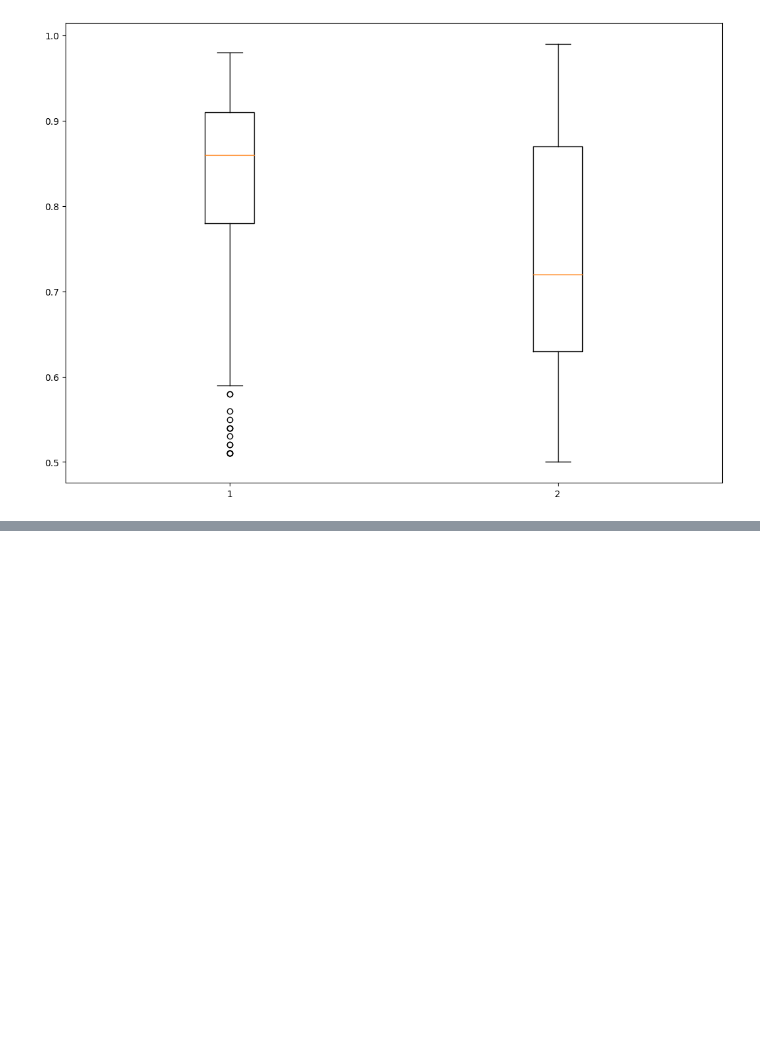
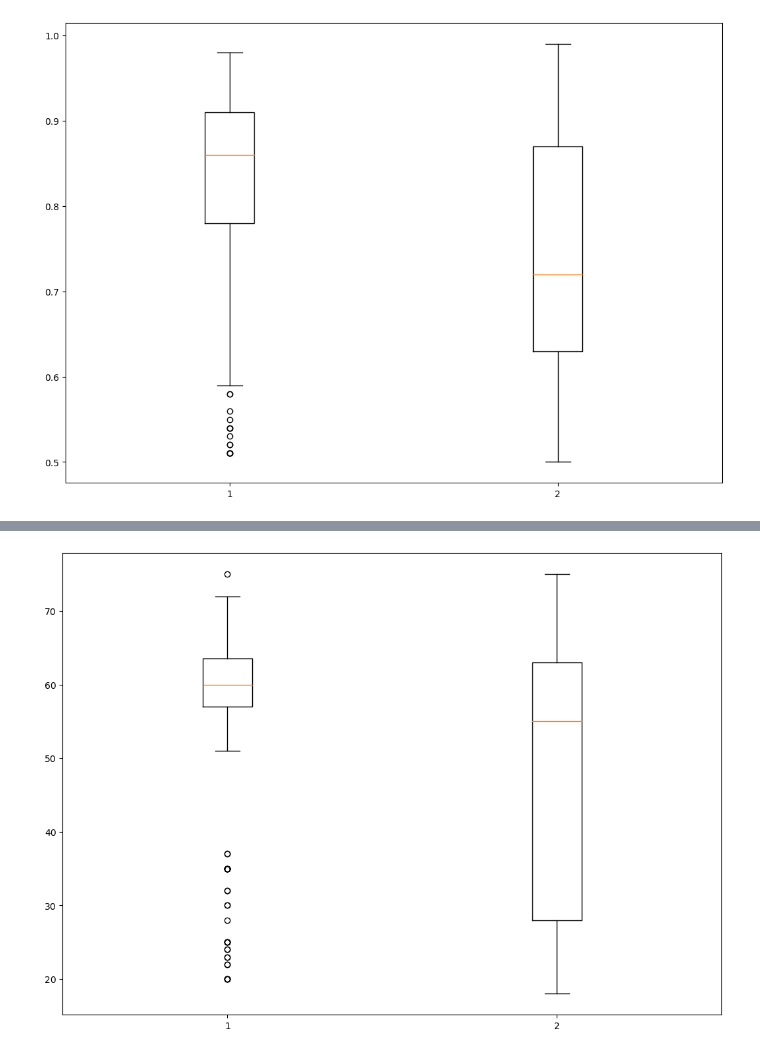
Before and after one commit to GarF1eldGo/DataVizA5, a Jupyter notebook: notebooks/data_preprocessing/boxPlot.ipynb, the cells around one changed output, grey strips where cells are left out. Cells and saved outputs as stored; diff of their text form; code cells hidden in the pictures; blank space fills up the shorter version.

```diff
--- a/notebooks/data_preprocessing/boxPlot.ipynb
+++ b/notebooks/data_preprocessing/boxPlot.ipynb
@@ -35,0 +62,13 @@ plt.show()
+# %%
+fig = plt.figure(figsize =(10, 7))
+
+# Creating axes instance
+ax = fig.add_axes([0, 0, 1, 1])
+
+# Creating plot
+bp = ax.boxplot([df0['Deep sleep percentage'], df1['Deep sleep percentage']])
+
+# show plot
+plt.show()
+# %% [output]
+[figure, added]
```
Also changed, not shown: parts of 2 cells of this notebook, 13 other files.
